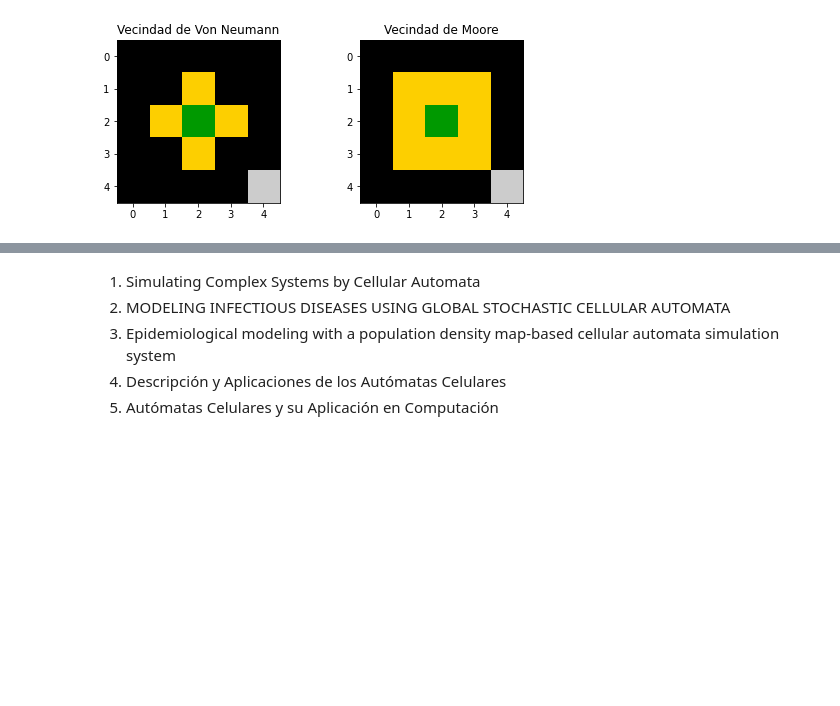
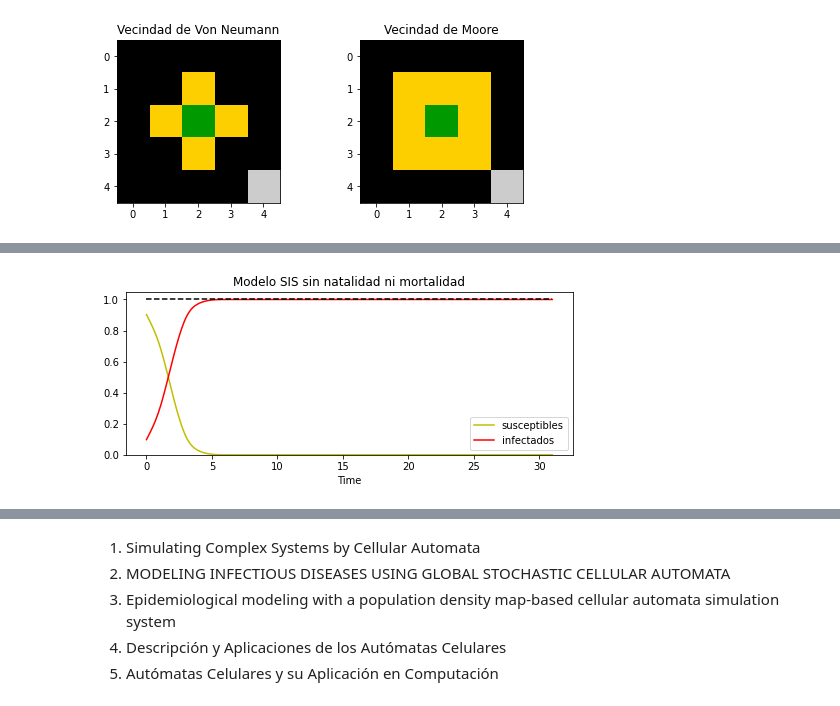
Before and after one commit to Grupo-de-simulacion-con-automatas/CAsimulations-Modelacion-de-dinamicas-topologicas-en-la-propagacion-de-una-enfermedad-usando-CA, a Jupyter notebook: Codigo/2. Autómatas celulares y reglas totalisticas.ipynb, the cells around one changed output, grey strips where cells are left out. Cells and saved outputs as stored; diff of their text form; code cells hidden in the pictures; blank space fills up the shorter version.

Commit message:
Ejemplos para reglas de evolución de modelos SIS y SIR

```diff
--- a/Codigo/2. Autómatas celulares y reglas totalisticas.ipynb
+++ b/Codigo/2. Autómatas celulares y reglas totalisticas.ipynb
@@ -114,0 +111,8 @@ Aplicaremos la regla $\phi^{t+1}(\alpha,\beta)$ unicamente sobre todos los indiv
+# %%
+a=0.2; b=0.5
+system = initialCondition(0.1, np.zeros((30,30)))
+SISmodel = models("sis",a,b,system,Moore)
+
+SISmodel.metricsPlot(30,"Modelo SIS sin natalidad ni mortalidad")
+# %% [output]
+[figure, added]
```
Also changed, not shown: parts of 5 cells of this notebook, 4 other files.
